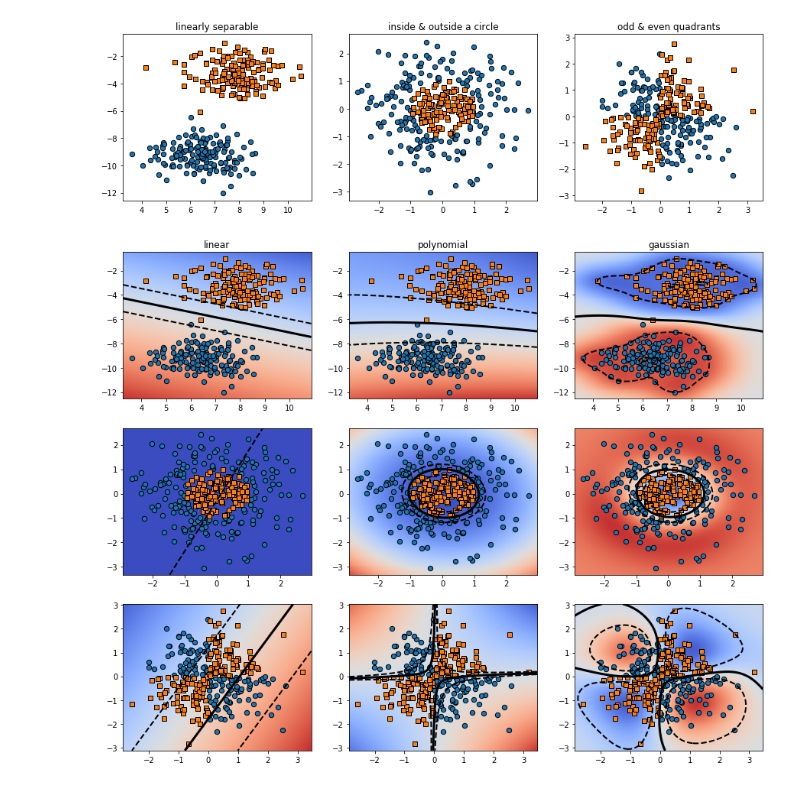
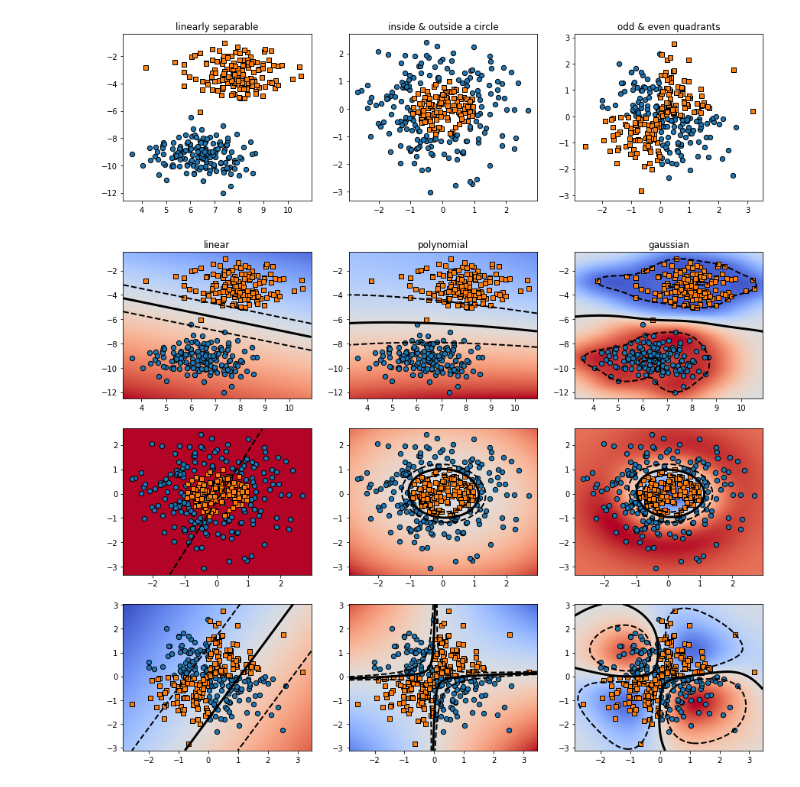
Before and after one commit to asyrwid/simple_ml, a Jupyter notebook: SVM.ipynb, the cells around one changed output. Cells and saved outputs as stored; diff of their text form; code cells hidden in the pictures.

```diff
--- a/SVM.ipynb
+++ b/SVM.ipynb
@@ -197,32 +196,34 @@ for j in range(3):
     xlim = [min(x[:,0])-dx,max(x[:,0])+dx]
     ylim = [min(x[:,1])-dy,max(x[:,1])+dy]
 
     xx,yy = np.meshgrid(np.linspace(xlim[0], xlim[1], 200), np.linspace(ylim[0], ylim[1], 200))
     xy = np.vstack([xx.ravel(), yy.ravel()]).T
 
     Zl = linear_svc.decision_function(xy).reshape(xx.shape)
     Zp = poly_svc.decision_function(xy).reshape(xx.shape)
     Zg = rbf_svc.decision_function(xy).reshape(xx.shape)
     Zs = [Zl,Zp,Zg]
 
     titles_svm = ["linear", "polynomial", "gaussian"]
 
     # plot decision boundary and margins
     for i in range(3):
         plt.subplot(3,3,i+1+j*3)
 
         plt.imshow( Zs[i], interpolation="nearest",
                     extent=(xlim[0],xlim[1] ,ylim[0] , ylim[1]),
                     aspect="auto", origin="lower",cmap="coolwarm")
-        plt.clim( 1.1*np.min(Zs[i]),1.1*np.max(Zs[i]) )
+
+        Maxval=max(np.absolute(np.min(Zs[i])), np.absolute(np.max(Zs[i])))
+        plt.clim( -Maxval,Maxval ) # ensures symmetric (with respect to 0) range of colormap
 
         plt.contour(xx, yy, Zs[i], colors="black",  levels=[-1, 0, 1], alpha=1,
                     linestyles=["--", "-", "--"], linewidths=[2,3,2] );
 
         plt.scatter(x[y>0,0],x[y>0,1],marker="o", edgecolors='black',s=40);
         plt.scatter(x[y<1,0],x[y<1,1],marker="s", edgecolors='black',s=40);
 
         if j == 0:
             plt.title(titles_svm[i]);
 # %% [output]
-[figure, old version]
+[figure, new version]
```
Also changed, not shown: parts of 4 cells of this notebook.
